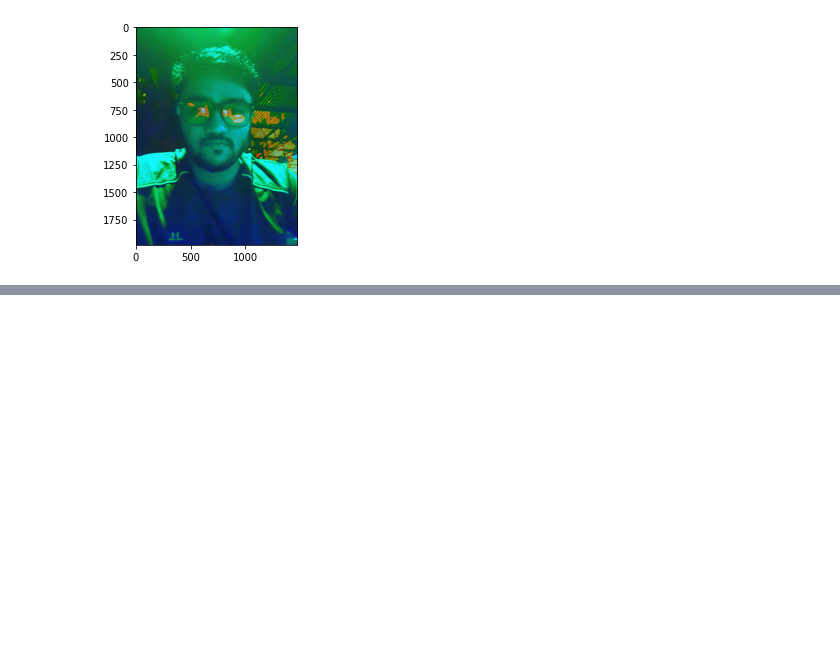
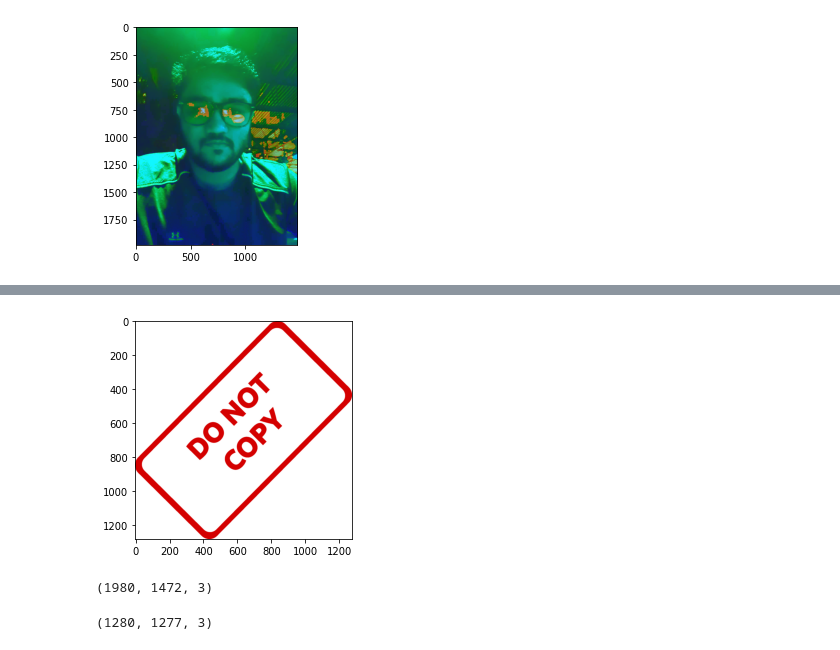
Before and after one commit to mamuncseru/opencv-practice, a Jupyter notebook: image_processing.ipynb, the cells around one changed output, grey strips where cells are left out. Cells and saved outputs as stored; diff of their text form; code cells hidden in the pictures; blank space fills up the shorter version.

Commit message:
Blending and pasting images

```diff
--- a/image_processing.ipynb
+++ b/image_processing.ipynb
@@ -29,0 +36,5 @@ plt.imshow(img)
+# %%
+img1 = cv2.imread('rafsan.jpg')
+img1 = cv2.cvtColor(img1, cv2.COLOR_BGR2RGB)
+img2 = cv2.imread('watermark_no_copy.png')
+img2 = cv2.cvtColor(img2, cv2.COLOR_BGR2RGB)
@@ -29,0 +45,12 @@ plt.imshow(img)
+# %%
+plt.imshow(img2);
+# %% [output]
+[figure, added]
+# %%
+img1.shape
+# %% [output]
+(1980, 1472, 3)
+# %%
+img2.shape
+# %% [output]
+(1280, 1277, 3)
```
Also changed, not shown: parts of 18 cells of this notebook, 1 other file.
